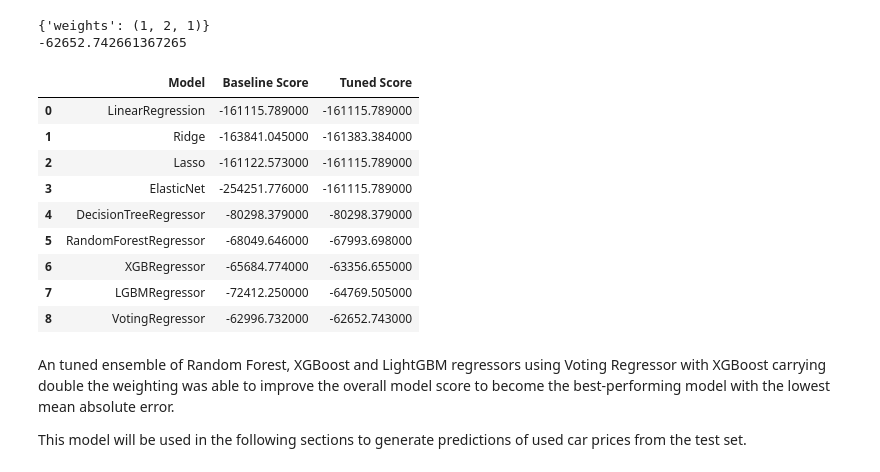
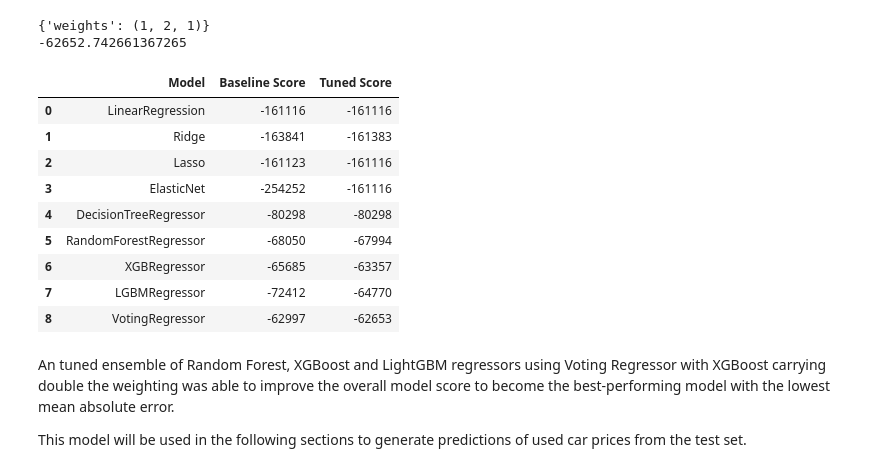
Before and after one commit to terence-yeung/used_cars, a Jupyter notebook: Predicting Used Car Prices in India.ipynb, the cells around one changed output. Drawn from its saved outputs; the diff is of its cells as text; code cells hidden in the pictures.

```diff
--- a/Predicting Used Car Prices in India.ipynb
+++ b/Predicting Used Car Prices in India.ipynb
@@ -870,6 +870,3 @@ voting_score = round(cross_val_score(vr, X_train, y_train, cv=cv, scoring='neg_m
 voting_score
 # %% [output]
 -62996.732
-# %%
-results = results.append({'Model': vr.__class__.__name__, 'Baseline Score': voting_score}, ignore_index=True)
-results
@@ -905,20 +891,24 @@ print(vr_grid.best_score_)
 # %% [output]
 {'weights': (1, 2, 1)}
 -62652.742661367265
-# %%
-results.iloc[8, 2] = round(vr_grid.best_score_, 3)
-results.style.highlight_max(subset='Tuned Score', color='lightgreen')
-# %% [output]
-|  | Model | Baseline Score | Tuned Score |
-| 0 | LinearRegression | -161115.789000 | -161115.789000 |
-| 1 | Ridge | -163841.045000 | -161383.384000 |
-| 2 | Lasso | -161122.573000 | -161115.789000 |
-| 3 | ElasticNet | -254251.776000 | -161115.789000 |
-| 4 | DecisionTreeRegressor | -80298.379000 | -80298.379000 |
-| 5 | RandomForestRegressor | -68049.646000 | -67993.698000 |
-| 6 | XGBRegressor | -65684.774000 | -63356.655000 |
-| 7 | LGBMRegressor | -72412.250000 | -64769.505000 |
-| 8 | VotingRegressor | -62996.732000 | -62652.743000 |
+# %%
+results = results.append({'Model': vr.__class__.__name__,
+                          'Baseline Score': round(voting_score),
+                          'Tuned Score': round(vr_grid.best_score_)
+                         }, ignore_index=True)
+
+results.style.highlight_max(subset='Tuned Score', color='lightgreen')
+# %% [output]
+|  | Model | Baseline Score | Tuned Score |
+| 0 | LinearRegression | -161116 | -161116 |
+| 1 | Ridge | -163841 | -161383 |
+| 2 | Lasso | -161123 | -161116 |
+| 3 | ElasticNet | -254252 | -161116 |
+| 4 | DecisionTreeRegressor | -80298 | -80298 |
+| 5 | RandomForestRegressor | -68050 | -67994 |
+| 6 | XGBRegressor | -65685 | -63357 |
+| 7 | LGBMRegressor | -72412 | -64770 |
+| 8 | VotingRegressor | -62997 | -62653 |
 # %% [markdown]
 An tuned ensemble of Random Forest, XGBoost and LightGBM regressors using Voting Regressor with XGBoost carrying double the weighting was able to improve the overall model score to become the best-performing model with the lowest mean absolute error.
 
```
Also changed, not shown: parts of 7 cells of this notebook.
